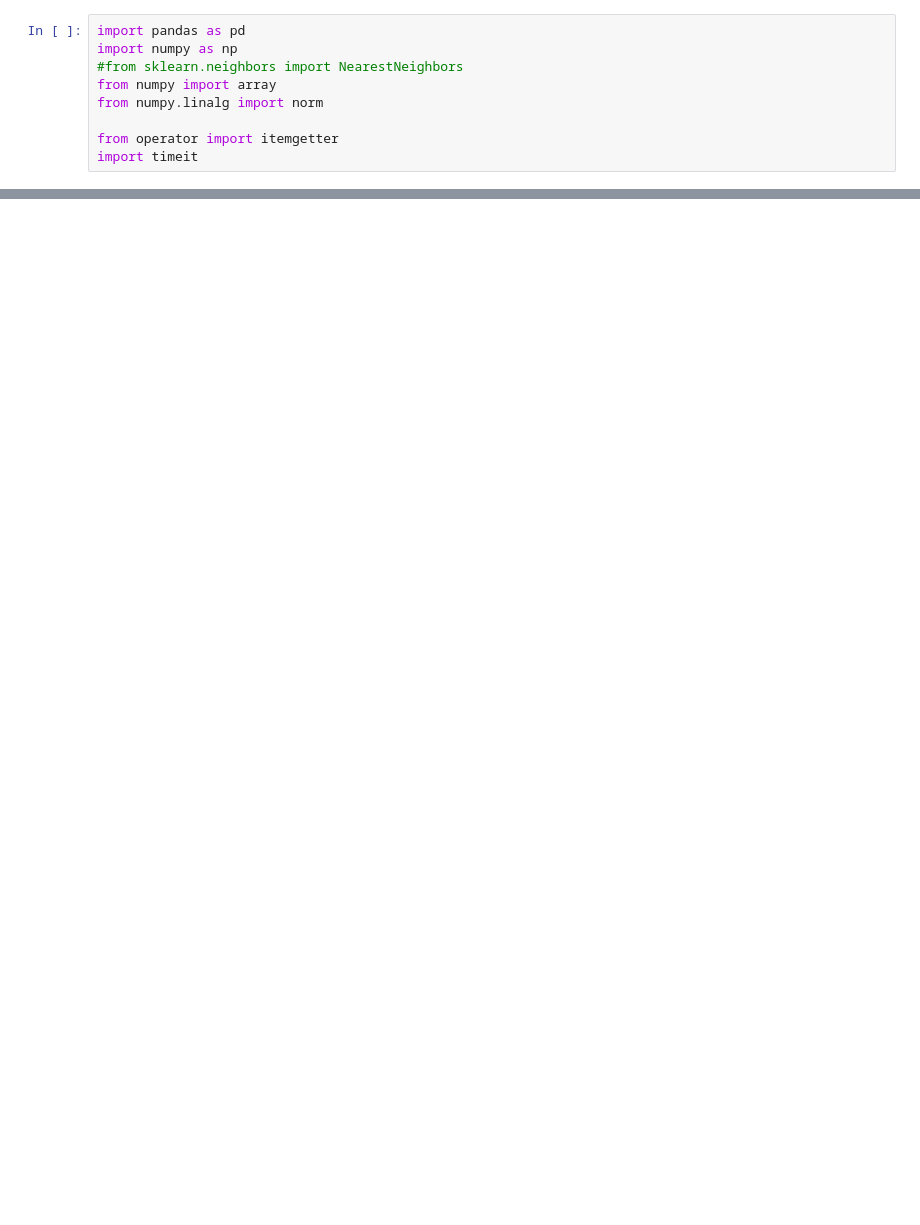
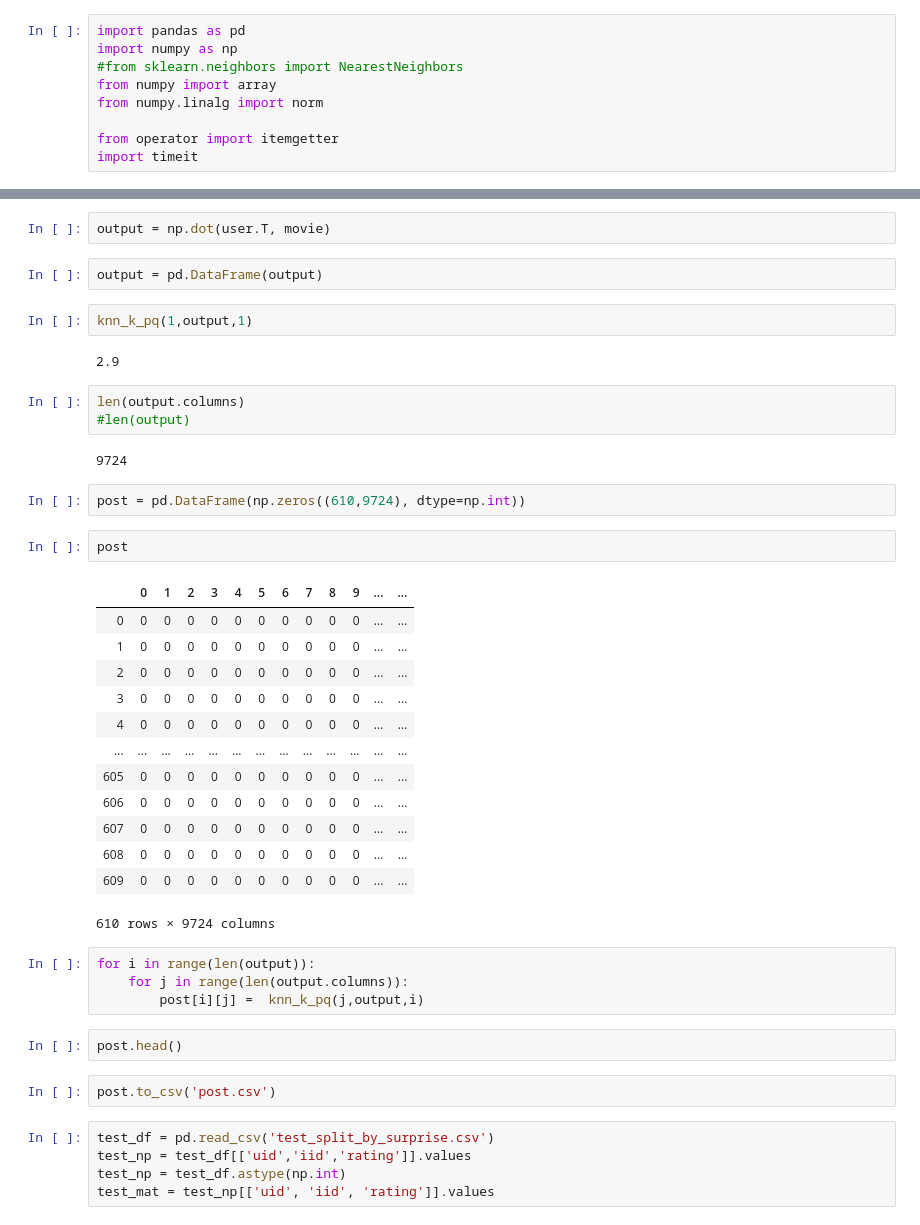
Before and after one commit to TZstatsADS/fall2019-project4-sec1-grp2, a Jupyter notebook: doc/knn_hardcode.ipynb, the cells around one changed output, grey strips where cells are left out. Cells and saved outputs as stored; diff of their text form; blank space fills up the shorter version.

```diff
--- a/doc/knn_hardcode.ipynb
+++ b/doc/knn_hardcode.ipynb
@@ -74,0 +166,44 @@ def knn_k_pq(test_movie_id,df,userid):
+# %%
+output = np.dot(user.T, movie)
+# %%
+output = pd.DataFrame(output)
+# %%
+knn_k_pq(1,output,1)
+# %% [output]
+2.9
+# %%
+len(output.columns)
+#len(output)
+# %% [output]
+9724
+# %%
+post = pd.DataFrame(np.zeros((610,9724), dtype=np.int))
+# %%
+post
+# %% [output]
+|  | 0 | 1 | 2 | 3 | 4 | 5 | 6 | 7 | 8 | 9 | ... | ... |
+| 0 | 0 | 0 | 0 | 0 | 0 | 0 | 0 | 0 | 0 | 0 | ... | ... |
+| 1 | 0 | 0 | 0 | 0 | 0 | 0 | 0 | 0 | 0 | 0 | ... | ... |
+| 2 | 0 | 0 | 0 | 0 | 0 | 0 | 0 | 0 | 0 | 0 | ... | ... |
+| 3 | 0 | 0 | 0 | 0 | 0 | 0 | 0 | 0 | 0 | 0 | ... | ... |
+| 4 | 0 | 0 | 0 | 0 | 0 | 0 | 0 | 0 | 0 | 0 | ... | ... |
+| ... | ... | ... | ... | ... | ... | ... | ... | ... | ... | ... | ... | ... |
+| 605 | 0 | 0 | 0 | 0 | 0 | 0 | 0 | 0 | 0 | 0 | ... | ... |
+| 606 | 0 | 0 | 0 | 0 | 0 | 0 | 0 | 0 | 0 | 0 | ... | ... |
+| 607 | 0 | 0 | 0 | 0 | 0 | 0 | 0 | 0 | 0 | 0 | ... | ... |
+| 608 | 0 | 0 | 0 | 0 | 0 | 0 | 0 | 0 | 0 | 0 | ... | ... |
+| 609 | 0 | 0 | 0 | 0 | 0 | 0 | 0 | 0 | 0 | 0 | ... | ... |
+610 rows × 9724 columns
+# %%
+for i in range(len(output)):
+    for j in range(len(output.columns)):
+        post[i][j] =  knn_k_pq(j,output,i)
+# %%
+post.head()
+# %%
+post.to_csv('post.csv')
+# %%
+test_df = pd.read_csv('test_split_by_surprise.csv')
+test_np = test_df[['uid','iid','rating']].values
+test_np = test_df.astype(np.int)
+test_mat = test_np[['uid', 'iid', 'rating']].values
```
Also changed, not shown: parts of 20 cells of this notebook.
